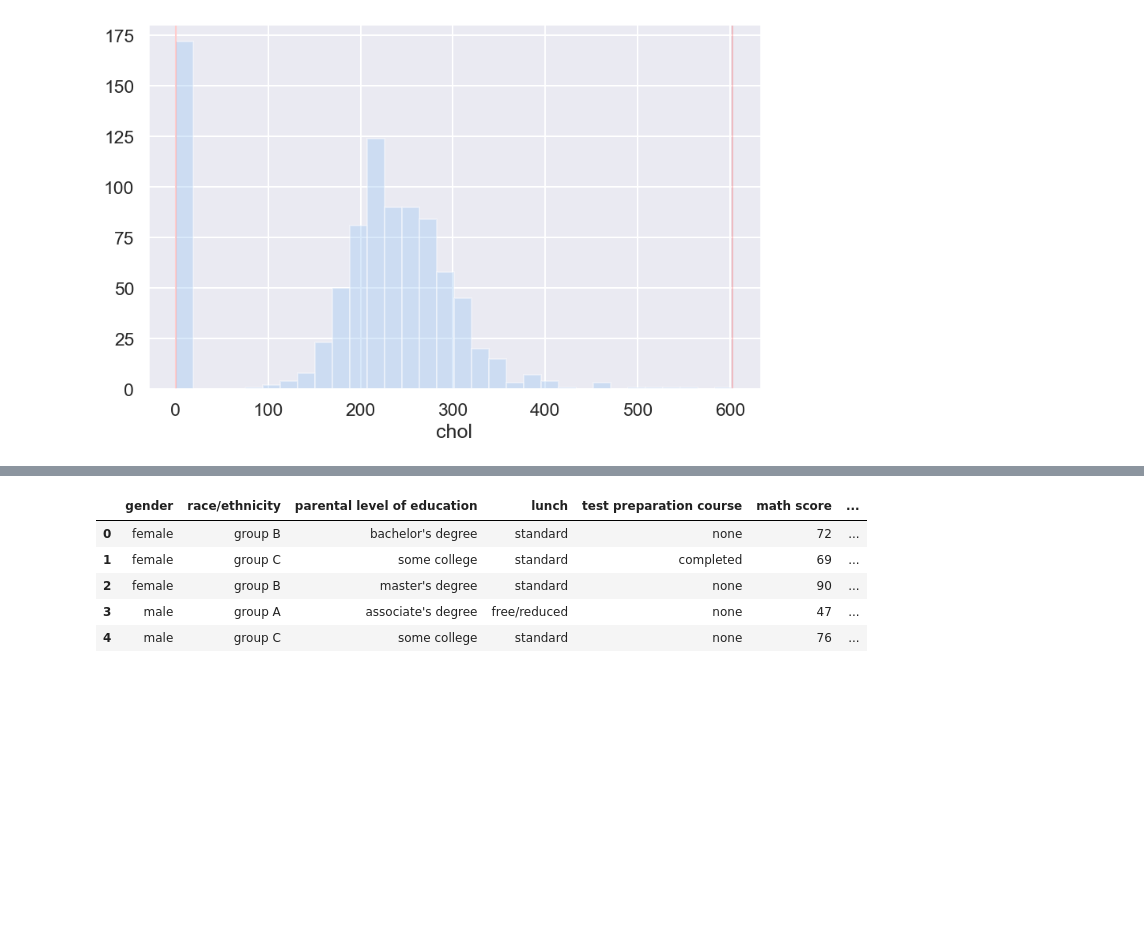
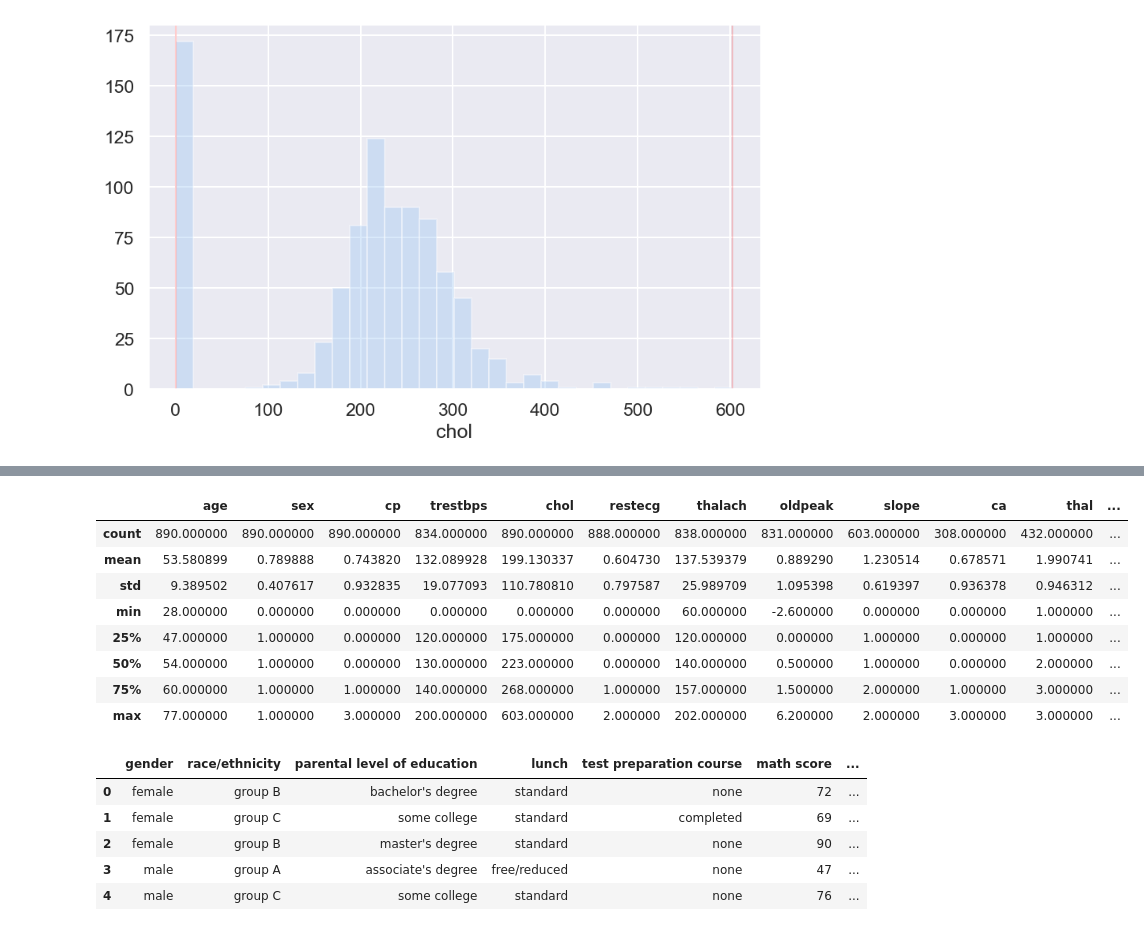
Before and after one commit to sulaiman-shamasna/Anomaly-Detection-Techniques, a Jupyter notebook: anomaly_detection.ipynb, the cells around one changed output, grey strips where cells are left out. Saved outputs shown, nothing was run; the diff lists cells and outputs as text; code cells hidden in the pictures; blank space fills up the shorter version.

```diff
--- a/anomaly_detection.ipynb
+++ b/anomaly_detection.ipynb
@@ -215,3 +235,15 @@ df_new = df_1[(df_1['chol'] < upper) | (df_1['chol'] > lower)]
+# %%
+df_new.describe()
+# %% [output]
+|  | age | sex | cp | trestbps | chol | restecg | thalach | oldpeak | slope | ca | thal | ... |
+| count | 890.000000 | 890.000000 | 890.000000 | 834.000000 | 890.000000 | 888.000000 | 838.000000 | 831.000000 | 603.000000 | 308.000000 | 432.000000 | ... |
+| mean | 53.580899 | 0.789888 | 0.743820 | 132.089928 | 199.130337 | 0.604730 | 137.539379 | 0.889290 | 1.230514 | 0.678571 | 1.990741 | ... |
+| std | 9.389502 | 0.407617 | 0.932835 | 19.077093 | 110.780810 | 0.797587 | 25.989709 | 1.095398 | 0.619397 | 0.936378 | 0.946312 | ... |
+| min | 28.000000 | 0.000000 | 0.000000 | 0.000000 | 0.000000 | 0.000000 | 60.000000 | -2.600000 | 0.000000 | 0.000000 | 1.000000 | ... |
+| 25% | 47.000000 | 1.000000 | 0.000000 | 120.000000 | 175.000000 | 0.000000 | 120.000000 | 0.000000 | 1.000000 | 0.000000 | 1.000000 | ... |
+| 50% | 54.000000 | 1.000000 | 0.000000 | 130.000000 | 223.000000 | 0.000000 | 140.000000 | 0.500000 | 1.000000 | 0.000000 | 2.000000 | ... |
+| 75% | 60.000000 | 1.000000 | 1.000000 | 140.000000 | 268.000000 | 1.000000 | 157.000000 | 1.500000 | 2.000000 | 1.000000 | 3.000000 | ... |
+| max | 77.000000 | 1.000000 | 3.000000 | 200.000000 | 603.000000 | 2.000000 | 202.000000 | 6.200000 | 2.000000 | 3.000000 | 3.000000 | ... |
 # %%
 df_2 = pd.read_csv("StudentsPerformance.csv")
 df_2.head()
```
Also changed, not shown: parts of 3 cells of this notebook.
